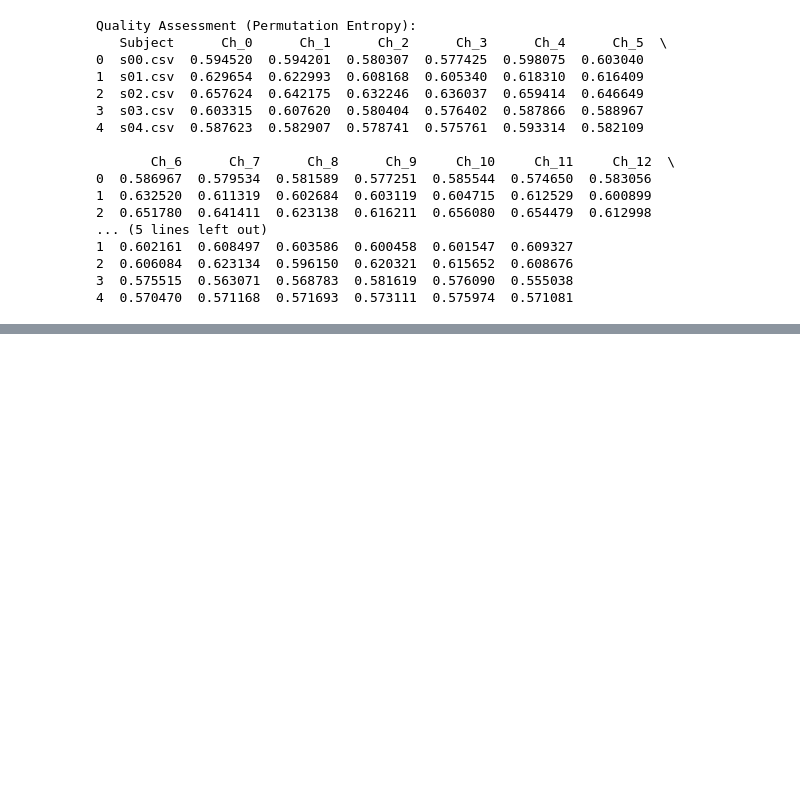
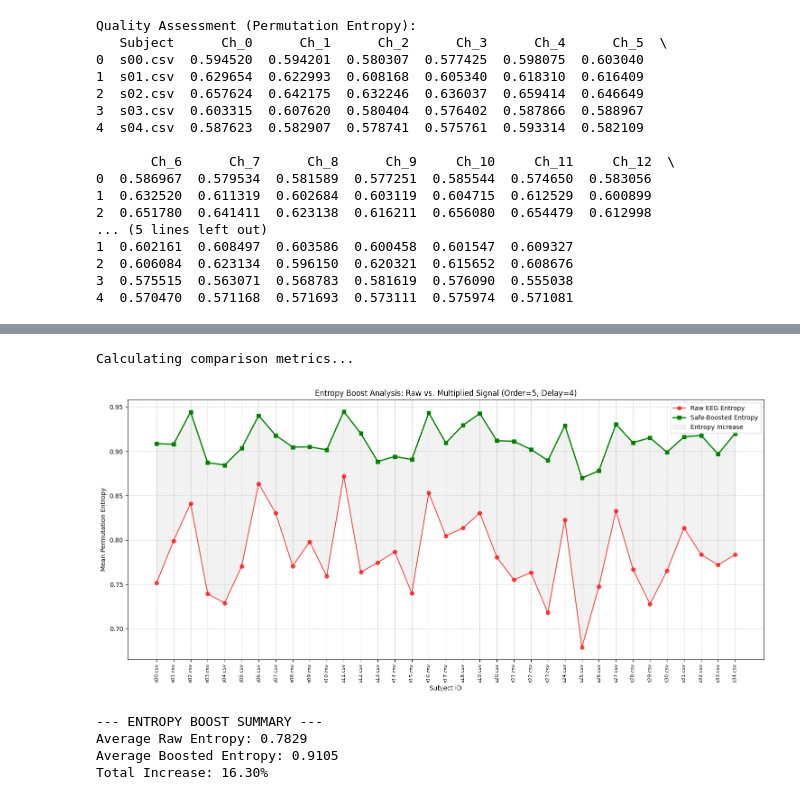
Before and after one commit to username-usr/makingbrandnewsecretkey, a Jupyter notebook: openlabs_2_[finding_entropy_in_different_stage].ipynb, the cells around one changed output, grey strips where cells are left out. Saved outputs shown, nothing was run; the diff lists cells and outputs as text; code cells hidden in the pictures; blank space fills up the shorter version.

```diff
--- a/openlabs_2_[finding_entropy_in_different_stage].ipynb
+++ b/openlabs_2_[finding_entropy_in_different_stage].ipynb
@@ -72,0 +259,72 @@ Quality Assessment (Permutation Entropy):
+# %%
+# comparison
+import pandas as pd
+import numpy as np
+import antropy as ant
+import glob
+import os
+import matplotlib.pyplot as plt
+
+raw_folder = '/content'
+boosted_folder = '/content/safe_boosted_eeg'
+num_files = 100
+ORDER = 5
+DELAY = 4
+
+raw_files = sorted(glob.glob(os.path.join(raw_folder, "s*.csv")))[:num_files]
+boosted_files = sorted(glob.glob(os.path.join(boosted_folder, "safe_s*.csv")))[:num_files]
+
+raw_means = []
+boosted_means = []
+subject_labels = []
+
+print("Calculating comparison metrics...")
+
+for i in range(len(raw_files)):
+    # Process Raw File
+    df_raw = pd.read_csv(raw_files[i], header=None)
+    raw_pe = [ant.perm_entropy(df_raw.iloc[:, col], order=ORDER, delay=DELAY, normalize=True) for col in range(df_raw.shape[1])]
+    raw_means.append(np.mean(raw_pe))
+    sub_id = os.path.basename(raw_files[i])
+    subject_labels.append(sub_id)
+
+    boosted_path = os.path.join(boosted_folder, f"safe_{sub_id}")
+    if os.path.exists(boosted_path):
+        df_boosted = pd.read_csv(boosted_path, header=None)
+        boosted_pe = [ant.perm_entropy(df_boosted.iloc[:, col], order=ORDER, delay=DELAY, normalize=True) for col in range(df_boosted.shape[1])]
+        boosted_means.append(np.mean(boosted_pe))
+    else:
+        boosted_means.append(np.nan)
+
+plt.figure(figsize=(15, 7))
+
+plt.plot(subject_labels, raw_means, color='red', marker='o', label='Raw EEG Entropy', linewidth=1.5, alpha=0.7)
+plt.plot(subject_labels, boosted_means, color='green', marker='s', label='Safe-Boosted Entropy', linewidth=2)
+
+# Fill the area between to show the 'Boost' gap
+plt.fill_between(range(len(subject_labels)), raw_means, boosted_means, color='gray', alpha=0.1, label='Entropy Increase')
+plt.title(f'Entropy Boost Analysis: Raw vs. Multiplied Signal (Order={ORDER}, Delay={DELAY})')
+plt.xlabel('Subject ID')
+plt.ylabel('Mean Permutation Entropy')
+plt.xticks(rotation=90, fontsize=8)
+plt.legend()
+plt.grid(True, linestyle='--', alpha=0.6)
+plt.tight_layout()
+plt.show()
+
+# Print the final average boost percentage
+avg_raw = np.mean(raw_means)
+avg_boost = np.mean(boosted_means)
+percent_increase = ((avg_boost - avg_raw) / avg_raw) * 100
+
+print(f"\n--- ENTROPY BOOST SUMMARY ---")
+print(f"Average Raw Entropy: {avg_raw:.4f}")
+print(f"Average Boosted Entropy: {avg_boost:.4f}")
+print(f"Total Increase: {percent_increase:.2f}%")
+# %% [output]
+Calculating comparison metrics...
+[figure, added]
+--- ENTROPY BOOST SUMMARY ---
+Average Raw Entropy: 0.7829
+Average Boosted Entropy: 0.9105
+Total Increase: 16.30%
```
Also changed, not shown: parts of 2 cells of this notebook.
